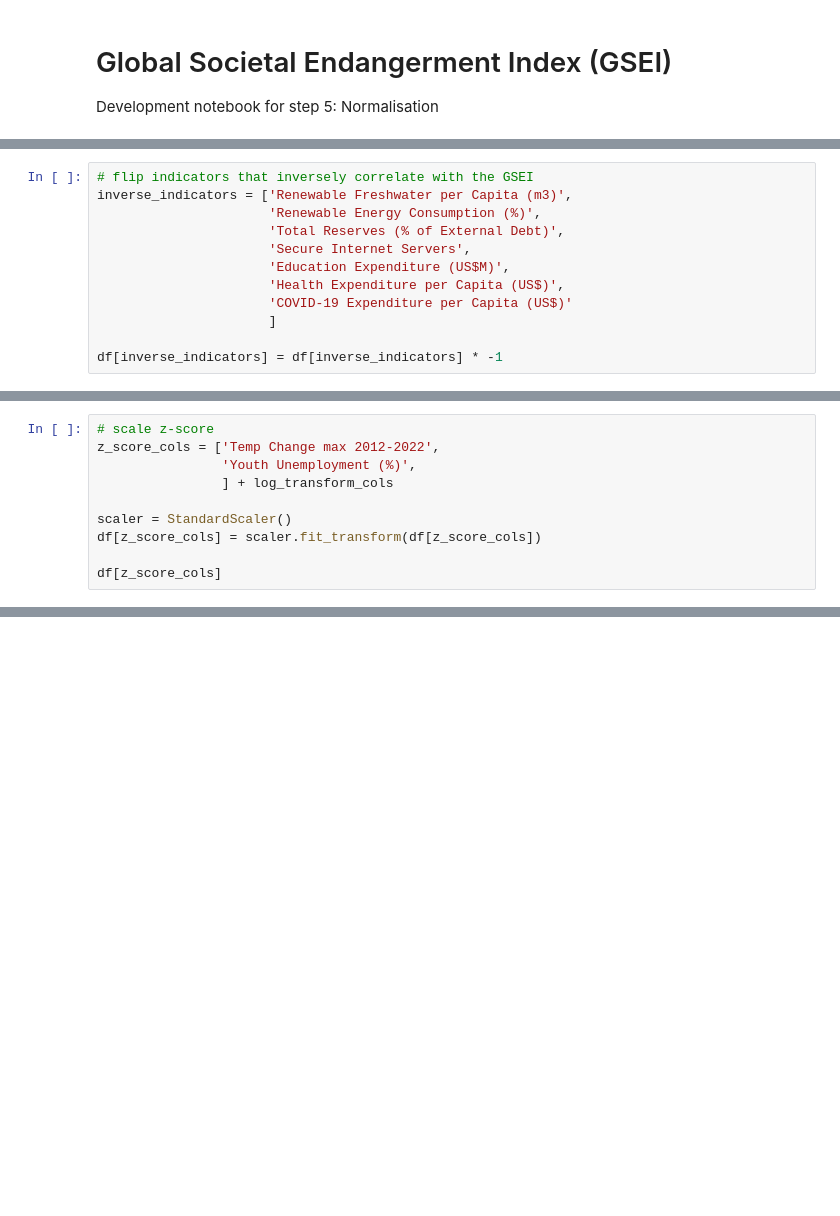
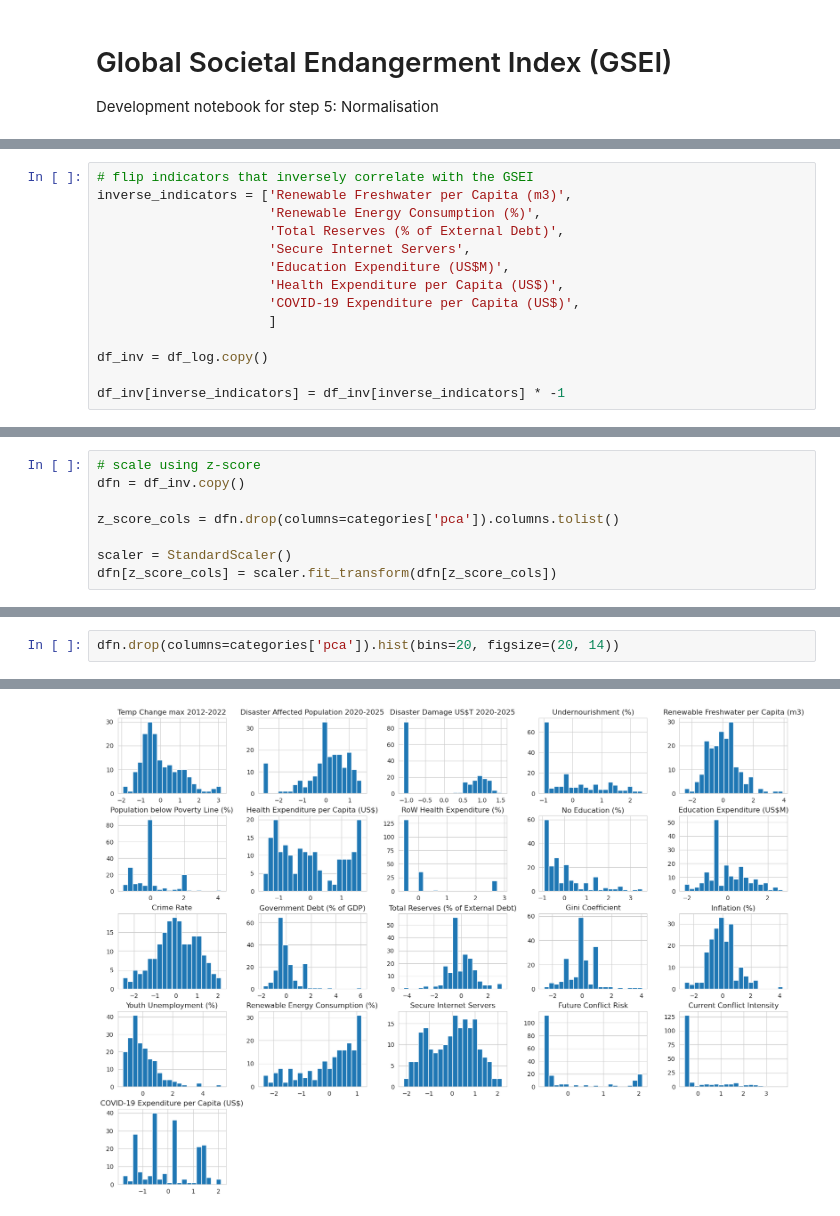
Before and after one commit to arth3mis/global-societal-endangerment-index, a Jupyter notebook: 5.1_normalisation.ipynb, the cells around one changed output, grey strips where cells are left out. Drawn from its saved outputs; the diff is of its cells as text; blank space fills up the shorter version.

```diff
--- a/5.1_normalisation.ipynb
+++ b/5.1_normalisation.ipynb
@@ -92,7 +155,9 @@ inverse_indicators = ['Renewable Freshwater per Capita (m3)',
                       'Secure Internet Servers',
                       'Education Expenditure (US$M)',
                       'Health Expenditure per Capita (US$)',
-                      'COVID-19 Expenditure per Capita (US$)'
+                      'COVID-19 Expenditure per Capita (US$)',
                       ]
 
-df[inverse_indicators] = df[inverse_indicators] * -1
+df_inv = df_log.copy()
+
+df_inv[inverse_indicators] = df_inv[inverse_indicators] * -1
@@ -127,10 +164,8 @@ df[min_max_cols]
 # %%
-# scale z-score
-z_score_cols = ['Temp Change max 2012-2022',
-                'Youth Unemployment (%)',
-                ] + log_transform_cols
+# scale using z-score
+dfn = df_inv.copy()
+
+z_score_cols = dfn.drop(columns=categories['pca']).columns.tolist()
 
 scaler = StandardScaler()
-df[z_score_cols] = scaler.fit_transform(df[z_score_cols])
-
-df[z_score_cols]
+dfn[z_score_cols] = scaler.fit_transform(dfn[z_score_cols])
@@ -203,0 +187,3 @@ df[robust_cols]
+# %%
+dfn.drop(columns=categories['pca']).hist(bins=20, figsize=(20, 14))
+# %% [output]
@@ -203,0 +207 @@ df[robust_cols]
+[figure, added]
```
Also changed, not shown: parts of 20 cells of this notebook, 5 other files.
